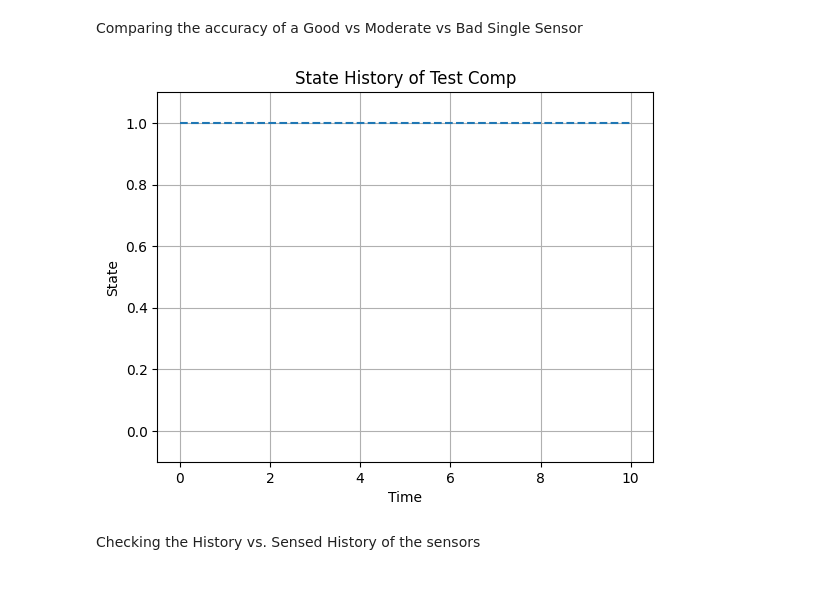
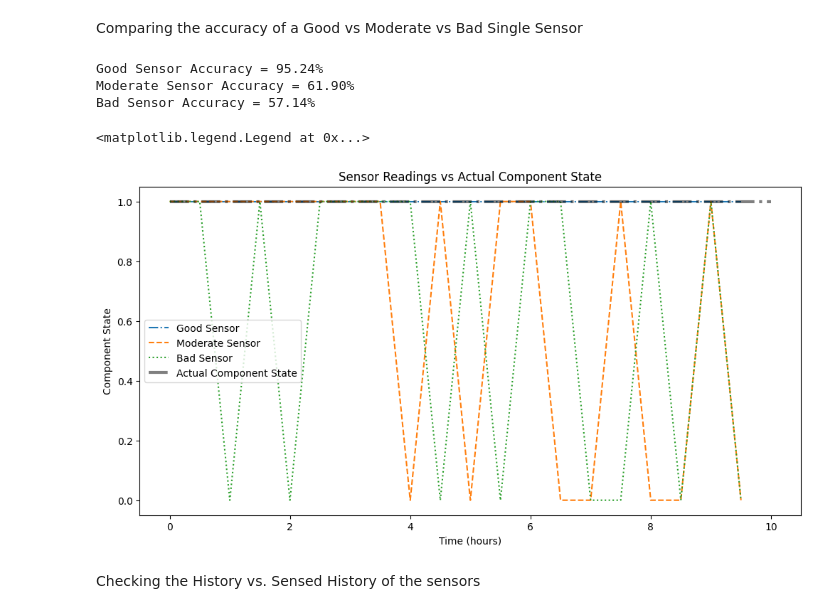
Before and after one commit to andreyaW/KISS2, a Jupyter notebook: object_testing/sensor_and_component_test.ipynb, the cells around one changed output. Drawn from its saved outputs; the diff is of its cells as text; code cells hidden in the pictures; blank space fills up the shorter version.

```diff
--- a/object_testing/sensor_and_component_test.ipynb
+++ b/object_testing/sensor_and_component_test.ipynb
@@ -80,40 +80,54 @@ Comparing the accuracy of a Good vs Moderate vs Bad Single Sensor
 # %%
 from sensor_objects.quality_based_sensor import QualityBasedSensor
 from component_objects.component_exponential import ExponentialComponent
 from component_objects.component_weibull import WeibullComponent
 
 import matplotlib.pyplot as plt
 import numpy as np
 
 # initialize a common comp
 comp = WeibullComponent("test comp", MTTF= 10, MTTR=2)
 
 # initialize 3 different types of sensors
 s1 = QualityBasedSensor("s_good", comp, quality= "Good")
 s2 = QualityBasedSensor("s_moderate", comp, quality= "Moderate")
 s3 = QualityBasedSensor("s_bad", comp, quality= "Bad")
 
 # simulate history and read with all sensors
 sim_hours = 10
 dt = 0.5
 comp.simulate(sim_hours, dt)
-comp.plot_history()
-# s1.simulate(sim_hours, dt)
-# s2.simulate(sim_hours, dt)
-# s3.simulate(sim_hours, dt)
 
-# # check accuracy of each sensor
-# accuracy1 = np.sum(s1.sensed_history[:,1] == comp.history[1:,1]) / len(comp.history)
-# accuracy_times = np.sum(s1.sensed_history[:,0]== comp.history[1:,0])
-# accuracy2 = np.sum(s2.sensed_history[:,1] == comp.history[1:,1]) / len(comp.history)
-# accuracy3 = np.sum(s3.sensed_history[:,1] == comp.history[1:,1]) / len(comp.history)
+s1.simulate(sim_hours, dt)
+s2.simulate(sim_hours, dt)
+s3.simulate(sim_hours, dt)
 
-# # print the accuracy of each sensor type
-# print(f"Good Sensor Accuracy = {accuracy1:.2%}")
-# print(f"Moderate Sensor Accuracy = {accuracy2:.2%}")
-# print(f"Bad Sensor Accuracy = {accuracy3:.2%}")
+# check accuracy of each sensor
+accuracy1 = np.sum(s1.sensed_history[:,1] == comp.history[1:,1]) / len(comp.history)
+accuracy2 = np.sum(s2.sensed_history[:,1] == comp.history[1:,1]) / len(comp.history)
+accuracy3 = np.sum(s3.sensed_history[:,1] == comp.history[1:,1]) / len(comp.history)
+
+# print the accuracy of each sensor type
+print(f"Good Sensor Accuracy = {accuracy1:.2%}")
+print(f"Moderate Sensor Accuracy = {accuracy2:.2%}")
+print(f"Bad Sensor Accuracy = {accuracy3:.2%}")
+
+# plot sensed histories
+plt.figure(figsize=(12, 6))
+plt.plot(s1.sensed_history[:,0], s1.sensed_history[:,1], label='Good Sensor', linestyle='-.')
+plt.plot(s2.sensed_history[:,0], s2.sensed_history[:,1], label='Moderate Sensor', linestyle='--')
+plt.plot(s3.sensed_history[:,0], s3.sensed_history[:,1], label='Bad Sensor', linestyle=':')
+plt.plot(comp.history[:,0], comp.history[:,1], label='Actual Component State', linestyle='-.', color='black', alpha=0.5, linewidth=3)
+plt.xlabel('Time (hours)')
+plt.ylabel('Component State')
+plt.title('Sensor Readings vs Actual Component State')
+plt.legend()
 # %% [output]
+Good Sensor Accuracy = 95.24%
+Moderate Sensor Accuracy = 61.90%
+Bad Sensor Accuracy = 57.14%
+<matplotlib.legend.Legend at 0x...>
-[figure, old version]
+[figure, new version]
 # %% [markdown]
 Checking the History vs. Sensed History of the sensors
 # %%
```
Also changed, not shown: parts of 2 cells of this notebook, 2 other files.
